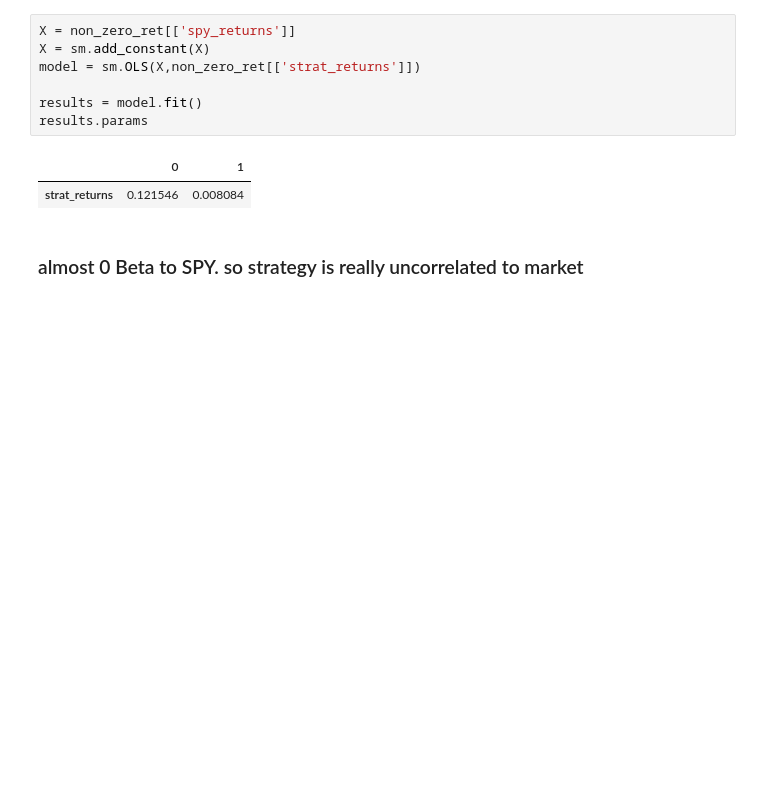
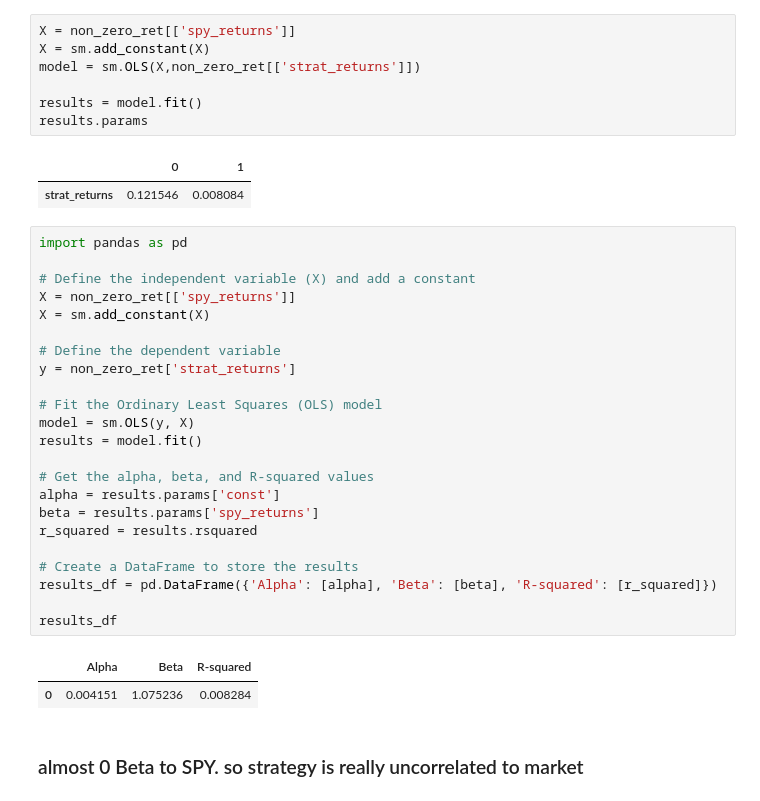
Before and after one commit to claircocoanut/iaqf-default, a Jupyter notebook: strategy/BAC CITI with correct Rolling Window.ipynb, the cells around one changed output. Drawn from its saved outputs; the diff is of its cells as text; blank space fills up the shorter version.

```diff
--- a/strategy/BAC CITI with correct Rolling Window.ipynb
+++ b/strategy/BAC CITI with correct Rolling Window.ipynb
@@ -1394,6 +1405,32 @@ results.params
 # %% [output]
 |  | 0 | 1 |
 | strat_returns | 0.121546 | 0.008084 |
+# %%
+import pandas as pd
+
+# Define the independent variable (X) and add a constant
+X = non_zero_ret[['spy_returns']]
+X = sm.add_constant(X)
+
+# Define the dependent variable
+y = non_zero_ret['strat_returns']
+
+# Fit the Ordinary Least Squares (OLS) model
+model = sm.OLS(y, X)
+results = model.fit()
+
+# Get the alpha, beta, and R-squared values
+alpha = results.params['const']
+beta = results.params['spy_returns']
+r_squared = results.rsquared
+
+# Create a DataFrame to store the results
+results_df = pd.DataFrame({'Alpha': [alpha], 'Beta': [beta], 'R-squared': [r_squared]})
+
+results_df
+# %% [output]
+|  | Alpha | Beta | R-squared |
+| 0 | 0.004151 | 1.075236 | 0.008284 |
 # %% [markdown]
 ### almost 0 Beta to SPY. so strategy is really uncorrelated to market
 # %% [markdown]
```
Also changed, not shown: parts of 5 cells of this notebook, 1 other file.
